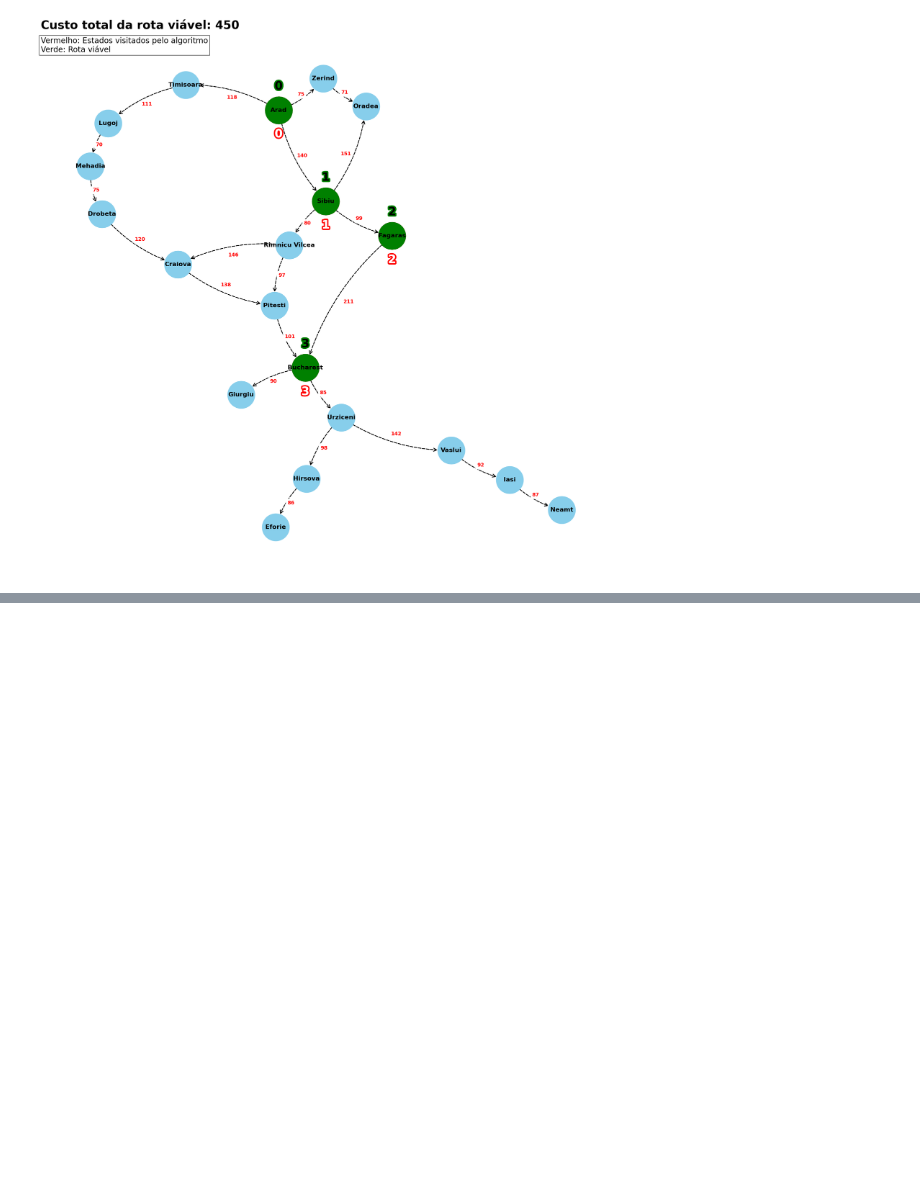
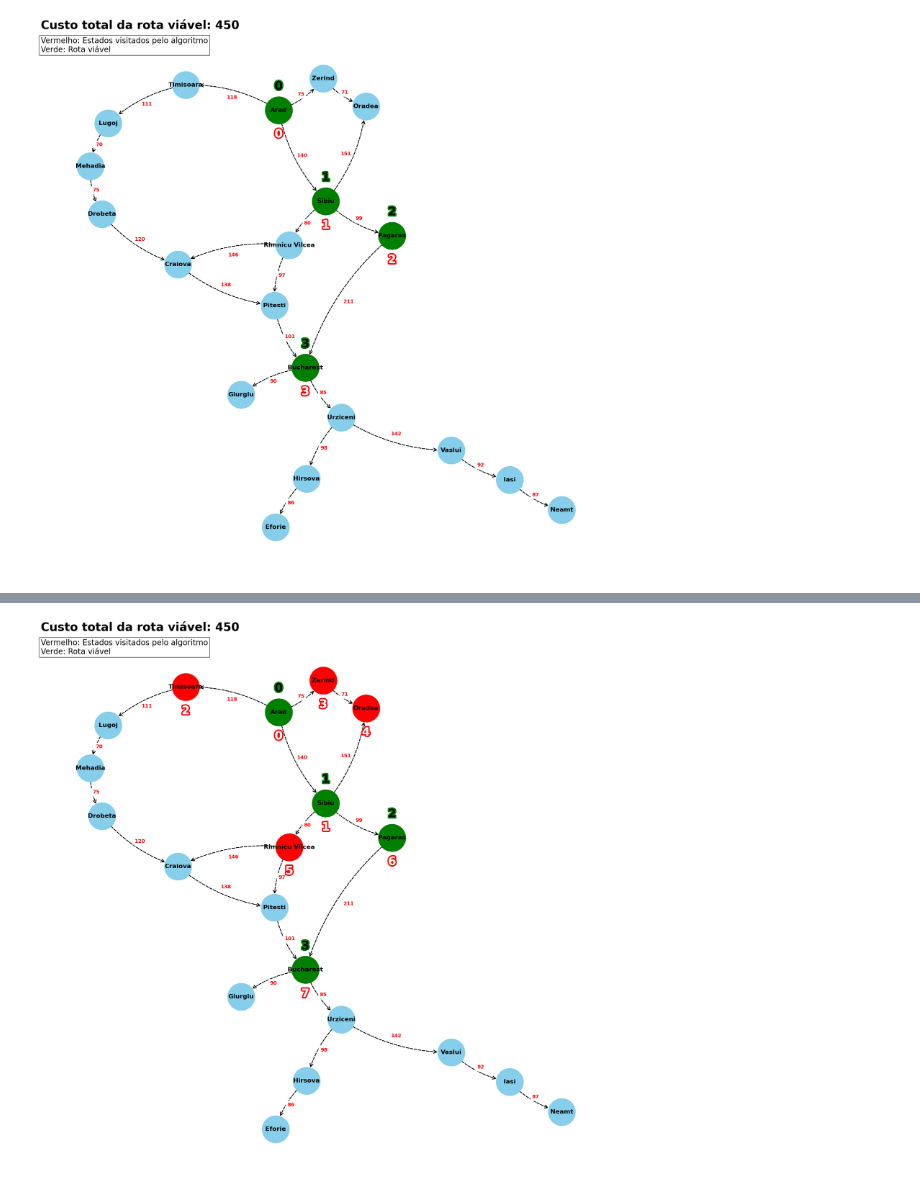
Before and after one commit to MDGF93/intro-ia-atividade-6, a Jupyter notebook: atividade-6.ipynb, the cells around one changed output, grey strips where cells are left out. Saved outputs shown, nothing was run; the diff lists cells and outputs as text; code cells hidden in the pictures; blank space fills up the shorter version.

```diff
--- a/atividade-6.ipynb
+++ b/atividade-6.ipynb
@@ -246,0 +511,4 @@ highlight_path(arad_bucharest_bfs_custos['lowest_cost_path'], arad_bucharest_bfs
+# %%
+bfs_arad_bucharest_algo = bfs("Arad", "Bucharest", illustrate=True)
+bfs_arad_bucharest_path = get_viable_path_from_algo(bfs_arad_bucharest_algo)
+bfs_arad_bucharest_custo_total = get_custo_total(bfs_arad_bucharest_path)
@@ -246,0 +537,4 @@ highlight_path(arad_bucharest_bfs_custos['lowest_cost_path'], arad_bucharest_bfs
+# %%
+highlight_path(bfs_arad_bucharest_algo, bfs_arad_bucharest_custo_total, bfs_arad_bucharest_path)
+# %% [output]
+[figure, added]
```
Also changed, not shown: parts of 20 cells of this notebook, 1 other file.
